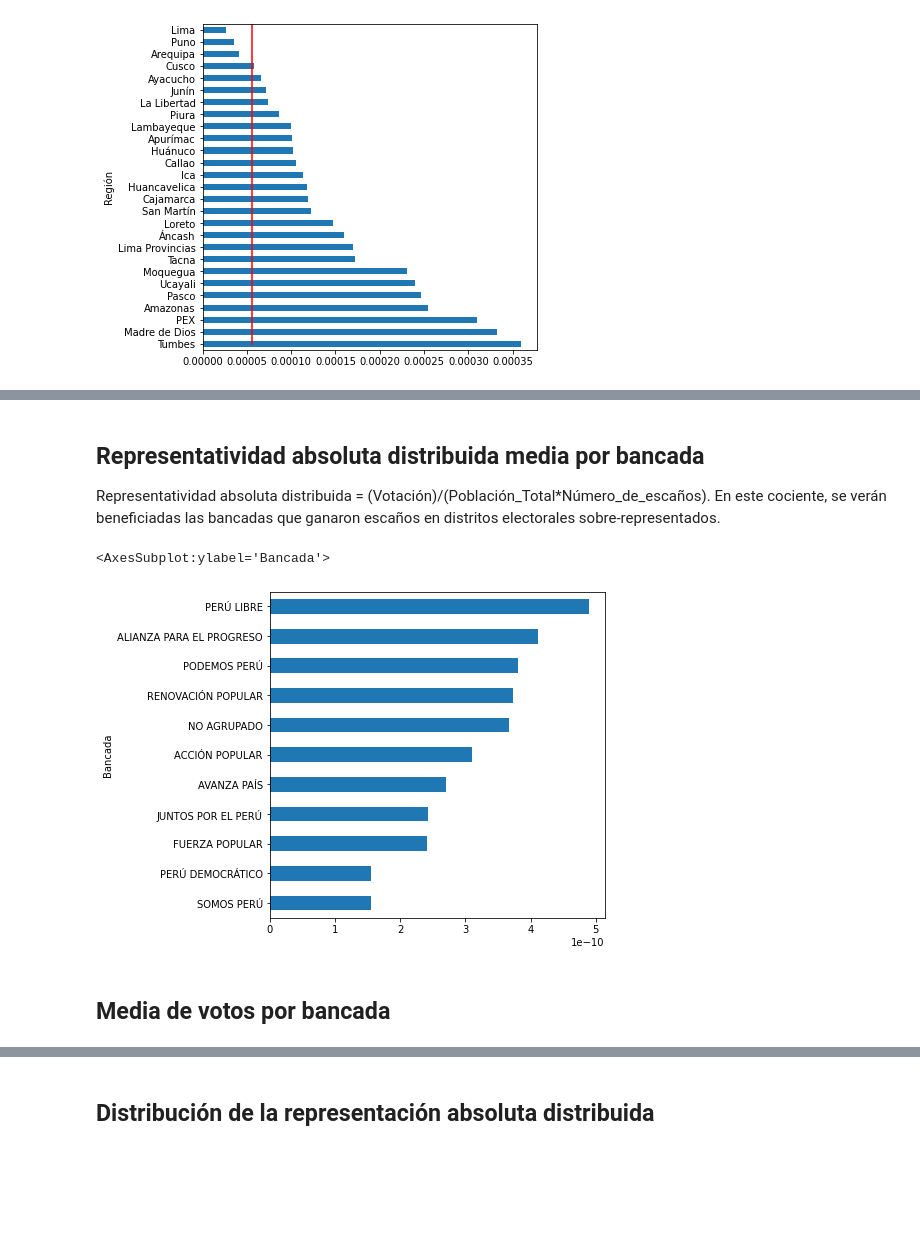
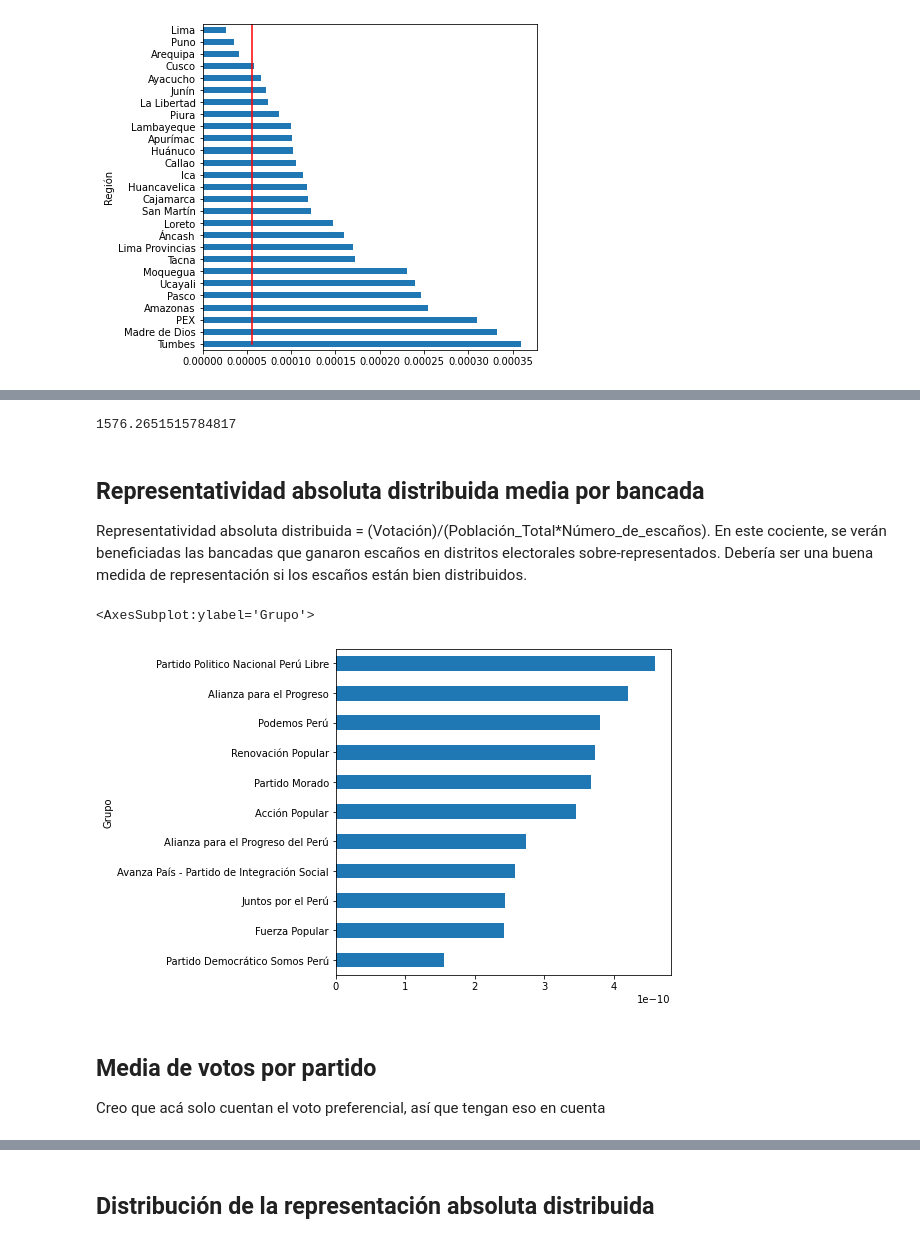
Before and after one commit to Andre-Carrillo/ScrappingDeepNote, a Jupyter notebook: CongressExp.ipynb, the cells around one changed output, grey strips where cells are left out. Cells and saved outputs as stored; diff of their text form; code cells hidden in the pictures; blank space fills up the shorter version.

```diff
--- a/CongressExp.ipynb
+++ b/CongressExp.ipynb
@@ -22,7 +41,7 @@ Congress['Rep_abs'] = Congress['Votación']/2351793
 # %%
 #Make the number of congres a column and making a df of region, bancada, rep abs y numcong
 regions_numbers = Congress.groupby('Región')['Rep_abs'].count().sort_values()
-pre_total_rep = Congress[['Región', 'Bancada', 'Rep_abs', 'Votación']].merge(regions_numbers, on='Región', how='left')
+pre_total_rep = Congress[['Región', 'Grupo', 'Rep_abs', 'Votación']].merge(regions_numbers, on='Región', how='left')
 # %% [markdown]
 ## Sub-representación en regiones
 # %%
@@ -39,14 +95,19 @@ plt.plot([x, x],[0, 30], c='r')
+# %%
+(((rep_vs-x)**2).sum())**.5*2351793
+# %% [output]
+1576.2651515784817
 # %% [markdown]
 ## Representatividad absoluta distribuida media por bancada
 Representatividad absoluta distribuida = (Votación)/(Población_Total*Número_de_escaños).
-En este cociente, se verán beneficiadas las bancadas que ganaron escaños en distritos electorales sobre-representados.
+En este cociente, se verán beneficiadas las bancadas que ganaron escaños en distritos electorales sobre-representados. Debería ser una buena medida de representación si los escaños están bien distribuidos.
 # %%
 pre_total_rep['rep_abs_dist'] = pre_total_rep['total_rep']/2351793
-rep_vs_bancada = pre_total_rep.groupby('Bancada')['rep_abs_dist'].median().sort_values()
+rep_vs_bancada = pre_total_rep.groupby('Grupo')['rep_abs_dist'].median().sort_values()
 rep_vs_bancada.plot(kind='barh', figsize=(6, 6))
 # %% [output]
-<AxesSubplot:ylabel='Bancada'>
+<AxesSubplot:ylabel='Grupo'>
-[figure, old version]
+[figure, new version]
-# %% [markdown]
-## Media de votos por bancada
+# %% [markdown]
+## Media de votos por partido
+Creo que acá solo cuentan el voto preferencial, así que tengan eso en cuenta
 # %%
```
Also changed, not shown: parts of 12 cells of this notebook, 2 other files.
